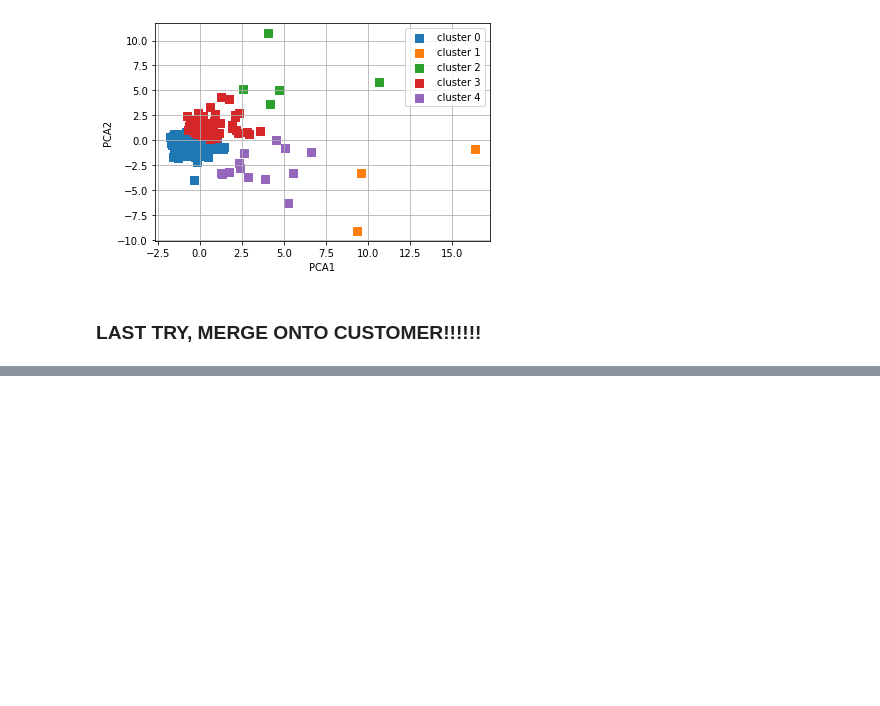
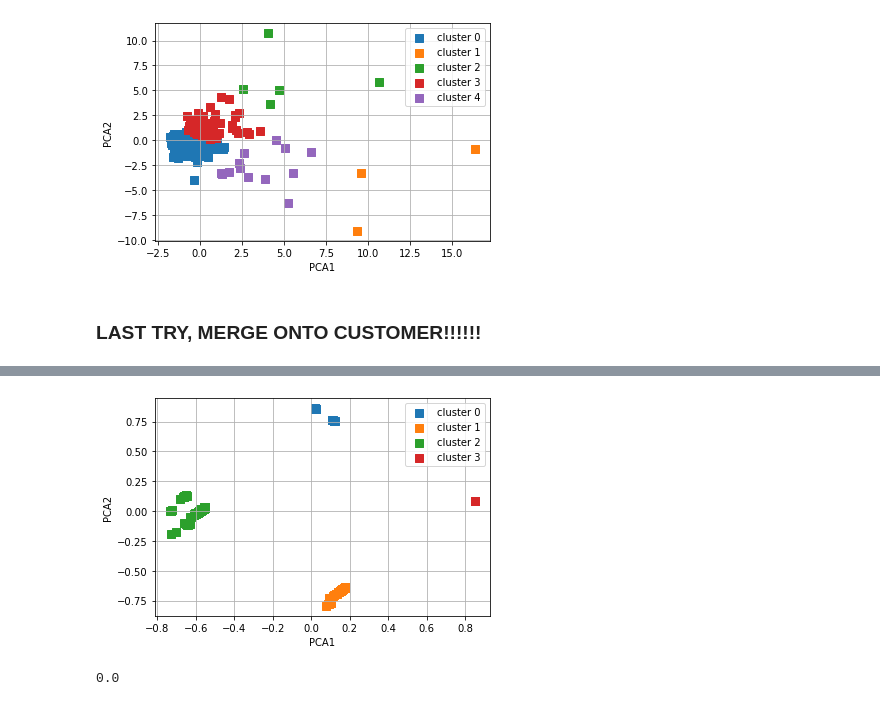
Before and after one commit to emre-bolcakan/miniproject-III, a Jupyter notebook: mini-project-III.ipynb, the cells around one changed output, grey strips where cells are left out. Cells and saved outputs as stored; diff of their text form; code cells hidden in the pictures; blank space fills up the shorter version.

```diff
--- a/mini-project-III.ipynb
+++ b/mini-project-III.ipynb
@@ -995,0 +1060,4 @@ plot_clusters(pca, y_res, 'PCA1', 'PCA2', plt_cluster_centers = False)
+# %%
+plot_clusters(pca, y_res, 'PCA1', 'PCA2', plt_cluster_centers = False)
+# %% [output]
+[figure, added]
@@ -995,0 +1066,4 @@ plot_clusters(pca, y_res, 'PCA1', 'PCA2', plt_cluster_centers = False)
+# %%
+data[data['cluster']==3]['credit'].sum()
+# %% [output]
+0.0
```
Also changed, not shown: parts of 20 cells of this notebook.
